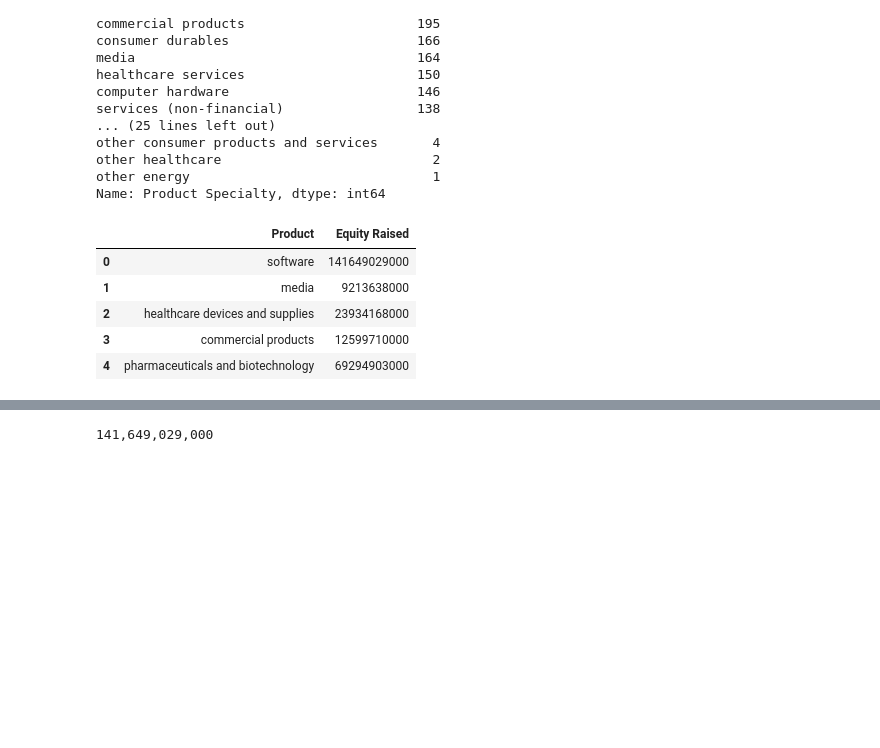
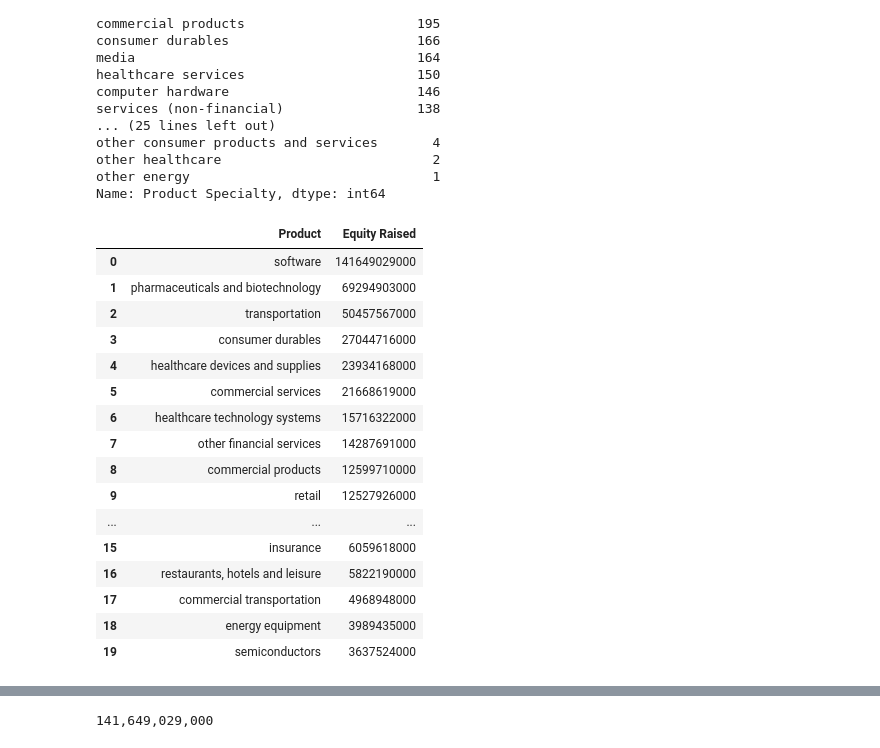
Before and after one commit to gianmillare/Enterprise-Data-Analysis, a Jupyter notebook: market_share_analysis.ipynb, the cells around one changed output, grey strips where cells are left out. Drawn from its saved outputs; the diff is of its cells as text; code cells hidden in the pictures; blank space fills up the shorter version.

```diff
--- a/market_share_analysis.ipynb
+++ b/market_share_analysis.ipynb
@@ -265,6 +266,9 @@ niche_equity_df.head()
 | 4 | Big Data | 36450938000 |
 # %%
 # store all values for each column into a list to prep the chart
+# reduce size of chart to top ten niches
+
+niche_equity_df = niche_equity_df.head(10)
 
 niche_titles, niche_equities = [], []
 for i in range(len(niche_equity_df["Niche"])):
@@ -322,19 +326,32 @@ Name: Product Specialty, dtype: int64
 # %%
 # create a dataframe using Product Specialty and Equity Raised.
 
 product_spec = {}
 for i in range(len(master["Product Specialty"])):
     if master["Product Specialty"][i] != "0" and master["Product Specialty"][i] not in product_spec:
         product_spec[master["Product Specialty"][i]] = master["Equity Raised"][i]
     else:
         product_spec[master["Product Specialty"][i]] += master["Equity Raised"][i]
 
+product_spec = dict(sorted(product_spec.items(), key=operator.itemgetter(1),reverse=True))
+
 product_df = pd.DataFrame(product_spec.items(), columns=['Product', 'Equity Raised'])
-product_df.head()
+product_df.head(20)
 # %% [output]
 |  | Product | Equity Raised |
 | 0 | software | 141649029000 |
-| 1 | media | 9213638000 |
-| 2 | healthcare devices and supplies | 23934168000 |
-| 3 | commercial products | 12599710000 |
-| 4 | pharmaceuticals and biotechnology | 69294903000 |
+| 1 | pharmaceuticals and biotechnology | 69294903000 |
+| 2 | transportation | 50457567000 |
+| 3 | consumer durables | 27044716000 |
+| 4 | healthcare devices and supplies | 23934168000 |
+| 5 | commercial services | 21668619000 |
+| 6 | healthcare technology systems | 15716322000 |
+| 7 | other financial services | 14287691000 |
+| 8 | commercial products | 12599710000 |
+| 9 | retail | 12527926000 |
+| ... | ... | ... |
+| 15 | insurance | 6059618000 |
+| 16 | restaurants, hotels and leisure | 5822190000 |
+| 17 | commercial transportation | 4968948000 |
+| 18 | energy equipment | 3989435000 |
+| 19 | semiconductors | 3637524000 |
```
Also changed, not shown: parts of 4 cells of this notebook.
